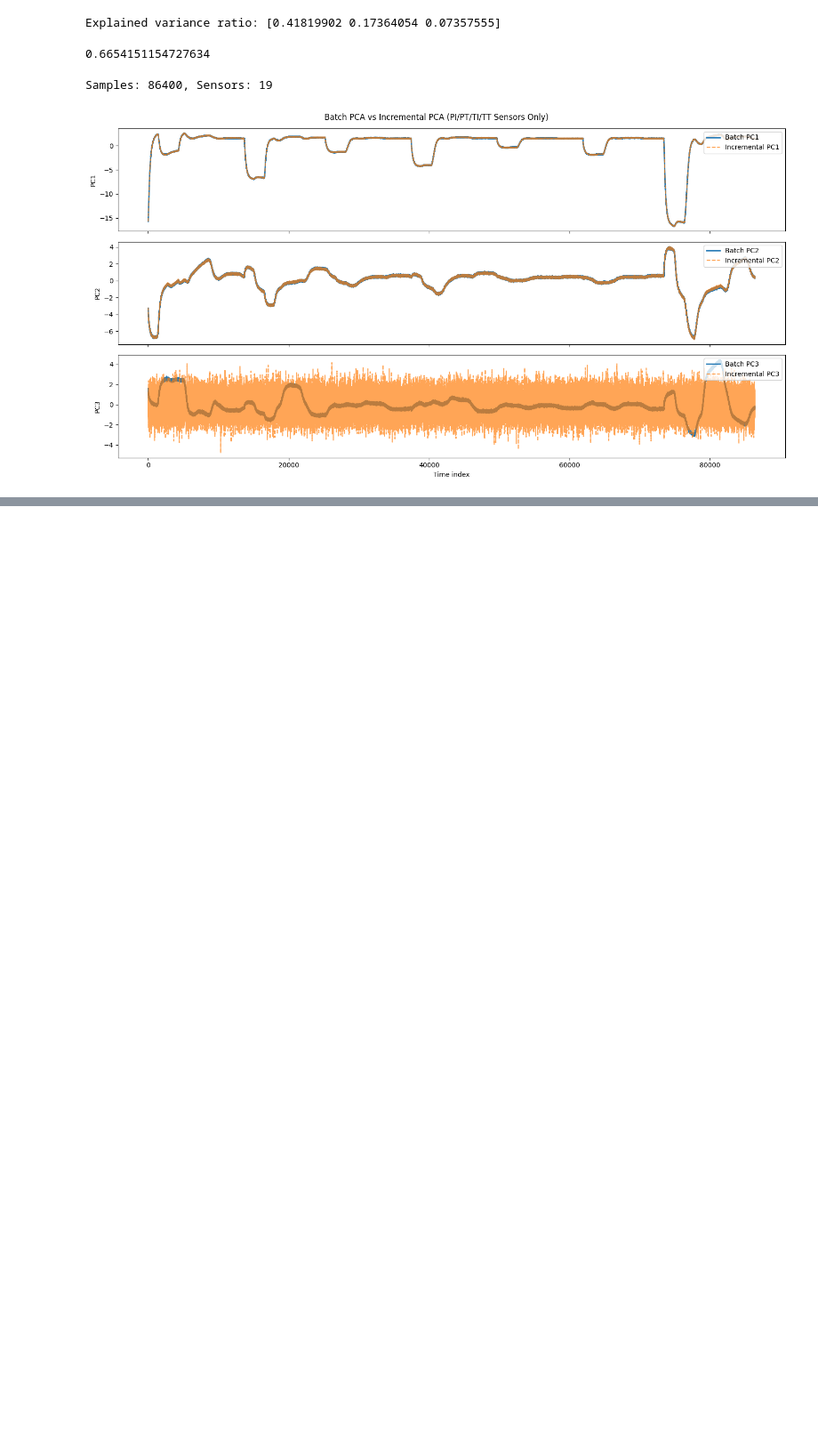
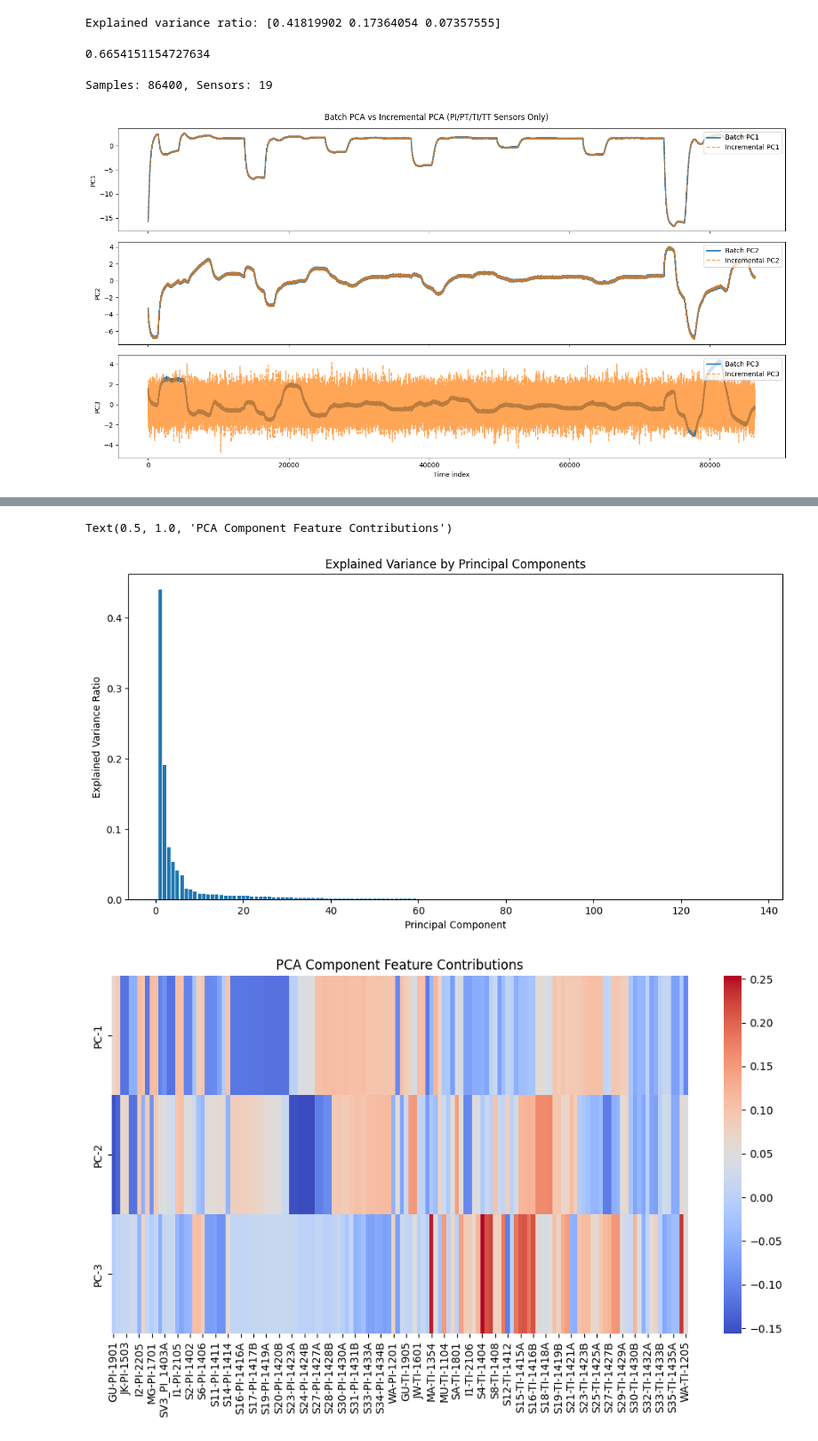
Before and after one commit to JVSCHANDRADITHYA/MultiDimensionalAD, a Jupyter notebook: W3-Design/EDA_as_you_go/pcs_with_pv.ipynb, the cells around one changed output, grey strips where cells are left out. Shown at 89% size. Saved outputs shown, nothing was run; the diff lists cells and outputs as text; code cells hidden in the pictures; blank space fills up the shorter version.

```diff
--- a/W3-Design/EDA_as_you_go/pcs_with_pv.ipynb
+++ b/W3-Design/EDA_as_you_go/pcs_with_pv.ipynb
@@ -240,3 +455,33 @@ Samples: 86400, Sensors: 19
+# %%
+
+# plot pc variabnce graph till n_comp = feature_zise
+pca_try = PCA(n_components=136)
+pca_try.fit(StandardScaler().fit_transform(X))
+
+plt.figure(figsize=(12, 6))
+plt.bar(range(1, len(pca_try.explained_variance_ratio_) + 1), pca_try.explained_variance_ratio_)
+plt.xlabel("Principal Component")
+plt.ylabel("Explained Variance Ratio")
+plt.title("Explained Variance by Principal Components")
+
+# pc1, pc2, pc3 feature graph, which feature contirbutes to what in what eprcentage
+components = pca_try.components_
+features = df[sensor_cols].columns
+import seaborn as sns
+import matplotlib.pyplot as plt
+import pandas as pd
+df_comp = pd.DataFrame(
+    components[:3, :],
+    columns=features,
+    index=[f"PC-{i+1}" for i in range(3)]
+)
+plt.figure(figsize=(12, 6))
+sns.heatmap(df_comp, annot=False, cmap="coolwarm")
+plt.title("PCA Component Feature Contributions")
+# %% [output]
+Text(0.5, 1.0, 'PCA Component Feature Contributions')
+[figure, added]
+[figure, added]
 # %%
 import numpy as np
 import pandas as pd
```
Also changed, not shown: parts of 4 cells of this notebook, 2 other files.
